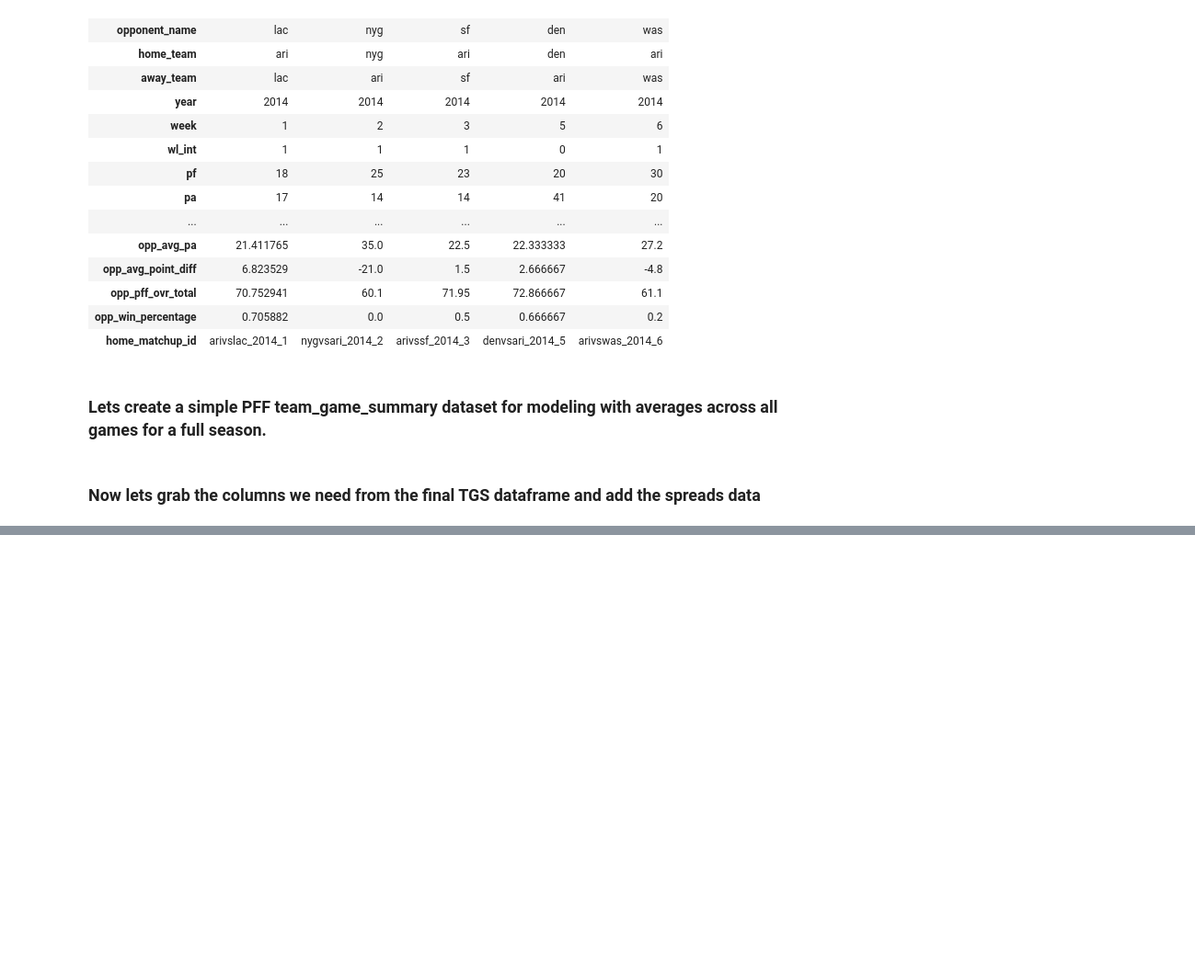
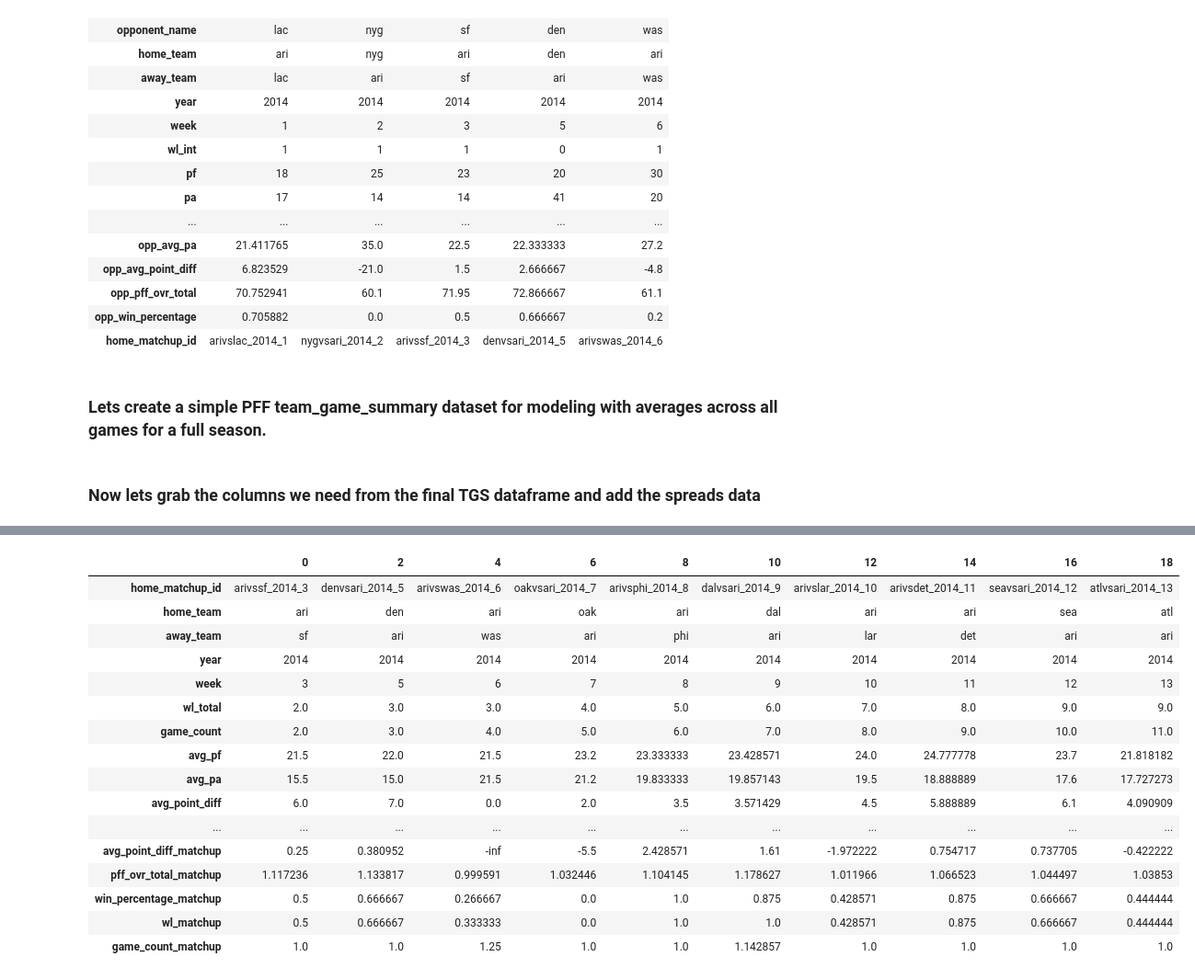
Before and after one commit to ajakks/nfl_models, a Jupyter notebook: create_modeling_data_sample.ipynb, the cells around one changed output, grey strips where cells are left out. Shown: that part at 92% size. Cells and saved outputs as stored; diff of their text form; code cells hidden in the pictures; blank space fills up the shorter version.

```diff
--- a/create_modeling_data_sample.ipynb
+++ b/create_modeling_data_sample.ipynb
@@ -692,3 +692,49 @@ See the caveats in the documentation: https://pandas.pydata.org/pandas-docs/stab
 | dome | 0.0 | 0.0 | 0.0 | 0.0 | 1.0 | 0.0 | 0.0 | 0.0 | 0.0 | 0.0 |
 | temperature | 42.0 | 45.0 | 54.0 | 37.0 | 70.0 | 45.0 | 40.0 | 73.0 | 60.0 | 34.0 |
 | wind_mph | 4.0 | 7.0 | 2.0 | 4.0 | 0.0 | 10.0 | 4.0 | 13.0 | 6.0 | 12.0 |
+# %%
+
+
+
+
+
+def fav_vs_dog(df):
+    if str(df['fav_homeoraway']) == str(df['home_team']):
+        df['avg_pf_matchup'] = df['avg_pf']/df['opp_avg_pf']
+        df['avg_pa_matchup'] = df['avg_pa']/df['opp_avg_pa']
+        df['avg_point_diff_matchup'] = df['avg_point_diff']/df['opp_avg_point_diff']
+        df['pff_ovr_total_matchup'] = df['pff_ovr_total']/df['opp_pff_ovr_total']
+        df['win_percentage_matchup'] = df['win_percentage']/df['opp_win_percentage']
+        df['wl_matchup'] = df['wl_total']/df['opp_wl_total']
+        df['game_count_matchup'] = df['game_count']/df['opp_game_count']
+    else:
+        df['avg_pf_matchup'] = df['opp_avg_pf']/df['avg_pf']
+        df['avg_pa_matchup'] = df['opp_avg_pa']/df['avg_pa']
+        df['avg_point_diff_matchup'] = df['opp_avg_point_diff']/df['avg_point_diff']
+        df['pff_ovr_total_matchup'] = df['opp_pff_ovr_total']/df['pff_ovr_total']
+        df['win_percentage_matchup'] = df['opp_win_percentage']/df['win_percentage']
+        df['wl_matchup'] = df['opp_wl_total']/df['wl_total']
+        df['game_count_matchup'] = df['opp_game_count']/df['game_count']
+    return df
+# %%
+tgs_model = fav_vs_dog(tgs_model)
+# %%
+tgs_model.head(n=10).T
+# %% [output]
+|  | 0 | 2 | 4 | 6 | 8 | 10 | 12 | 14 | 16 | 18 |
+| home_matchup_id | arivssf_2014_3 | denvsari_2014_5 | arivswas_2014_6 | oakvsari_2014_7 | arivsphi_2014_8 | dalvsari_2014_9 | arivslar_2014_10 | arivsdet_2014_11 | seavsari_2014_12 | atlvsari_2014_13 |
+| home_team | ari | den | ari | oak | ari | dal | ari | ari | sea | atl |
+| away_team | sf | ari | was | ari | phi | ari | lar | det | ari | ari |
+| year | 2014 | 2014 | 2014 | 2014 | 2014 | 2014 | 2014 | 2014 | 2014 | 2014 |
+| week | 3 | 5 | 6 | 7 | 8 | 9 | 10 | 11 | 12 | 13 |
+| wl_total | 2.0 | 3.0 | 3.0 | 4.0 | 5.0 | 6.0 | 7.0 | 8.0 | 9.0 | 9.0 |
+| game_count | 2.0 | 3.0 | 4.0 | 5.0 | 6.0 | 7.0 | 8.0 | 9.0 | 10.0 | 11.0 |
+| avg_pf | 21.5 | 22.0 | 21.5 | 23.2 | 23.333333 | 23.428571 | 24.0 | 24.777778 | 23.7 | 21.818182 |
+| avg_pa | 15.5 | 15.0 | 21.5 | 21.2 | 19.833333 | 19.857143 | 19.5 | 18.888889 | 17.6 | 17.727273 |
+| avg_point_diff | 6.0 | 7.0 | 0.0 | 2.0 | 3.5 | 3.571429 | 4.5 | 5.888889 | 6.1 | 4.090909 |
+| ... | ... | ... | ... | ... | ... | ... | ... | ... | ... | ... |
+| avg_point_diff_matchup | 0.25 | 0.380952 | -inf | -5.5 | 2.428571 | 1.61 | -1.972222 | 0.754717 | 0.737705 | -0.422222 |
+| pff_ovr_total_matchup | 1.117236 | 1.133817 | 0.999591 | 1.032446 | 1.104145 | 1.178627 | 1.011966 | 1.066523 | 1.044497 | 1.03853 |
+| win_percentage_matchup | 0.5 | 0.666667 | 0.266667 | 0.0 | 1.0 | 0.875 | 0.428571 | 0.875 | 0.666667 | 0.444444 |
+| wl_matchup | 0.5 | 0.666667 | 0.333333 | 0.0 | 1.0 | 1.0 | 0.428571 | 0.875 | 0.666667 | 0.444444 |
+| game_count_matchup | 1.0 | 1.0 | 1.25 | 1.0 | 1.0 | 1.142857 | 1.0 | 1.0 | 1.0 | 1.0 |
```
Also changed, not shown: parts of 3 cells of this notebook.
